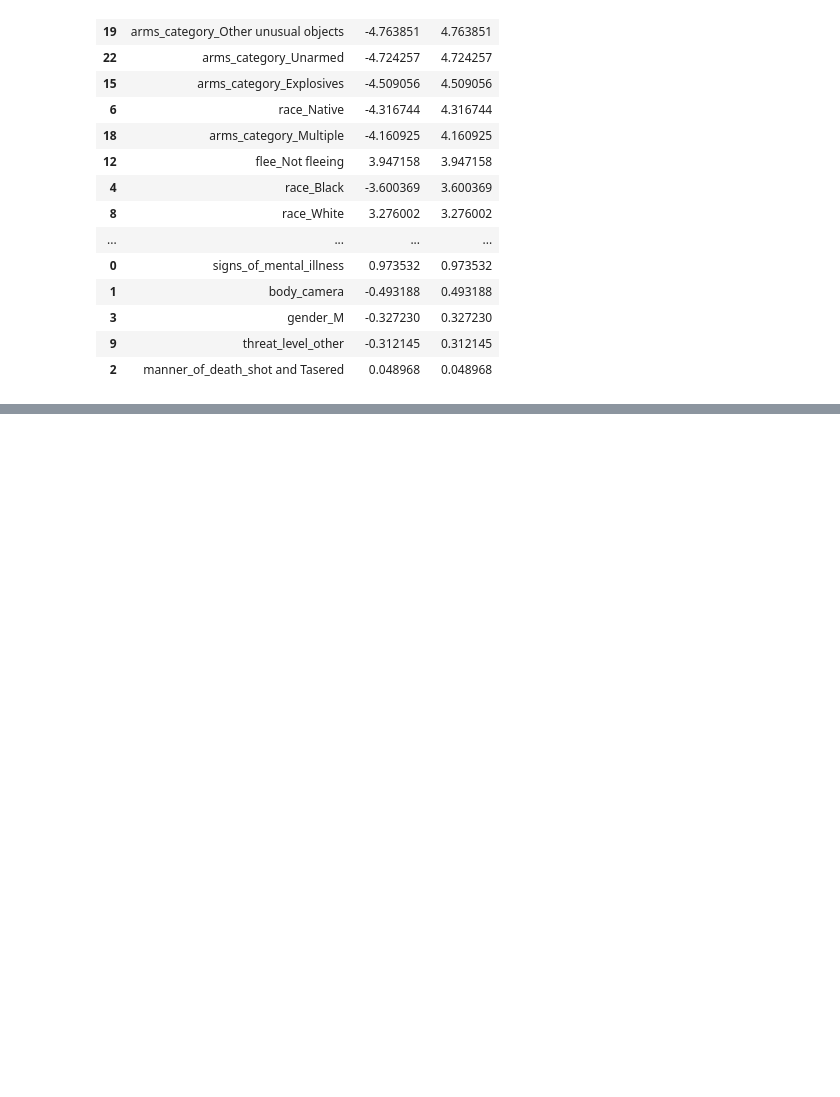
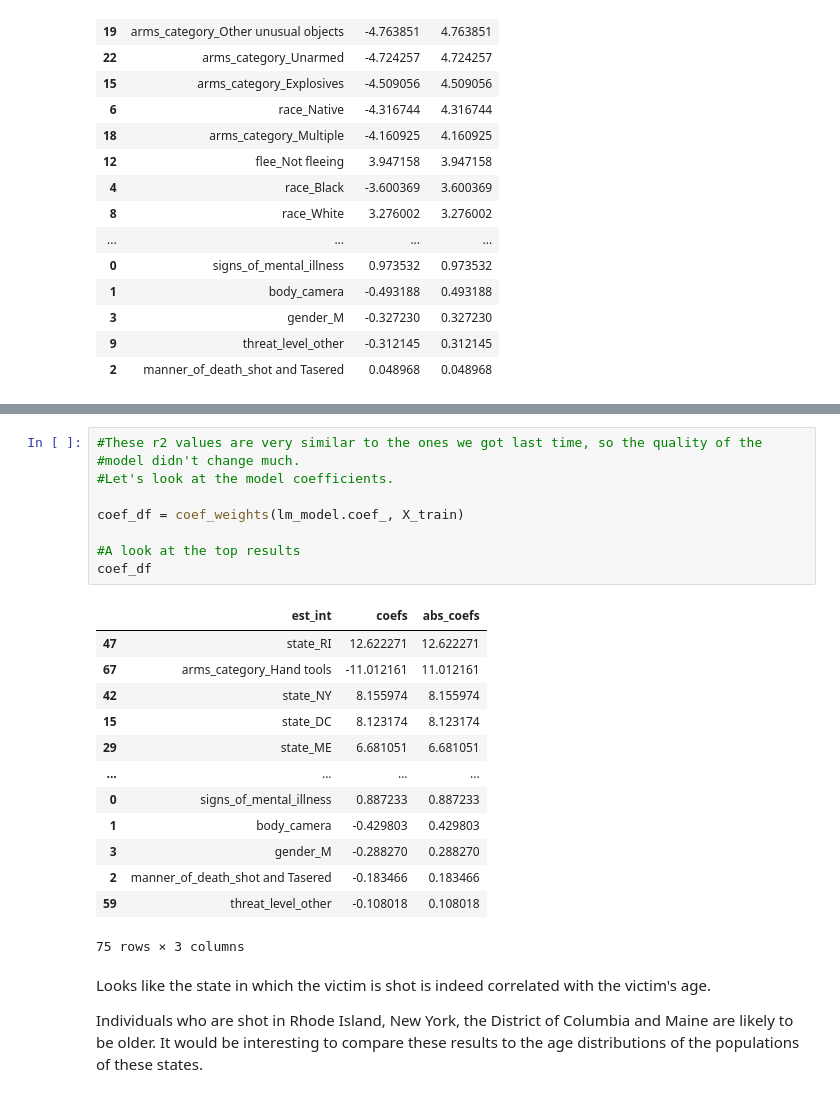
Before and after one commit to eringill/police_shootings, a Jupyter notebook: police_shootings.ipynb, the cells around one changed output, grey strips where cells are left out. Cells and saved outputs as stored; diff of their text form; blank space fills up the shorter version.

```diff
--- a/police_shootings.ipynb
+++ b/police_shootings.ipynb
@@ -254,0 +314,30 @@ Individuals who are not fleeing are likely to be older.
+# %%
+#These r2 values are very similar to the ones we got last time, so the quality of the
+#model didn't change much.
+#Let's look at the model coefficients.
+
+coef_df = coef_weights(lm_model.coef_, X_train)
+
+#A look at the top results
+coef_df
+# %% [output]
+|  | est_int | coefs | abs_coefs |
+| 47 | state_RI | 12.622271 | 12.622271 |
+| 67 | arms_category_Hand tools | -11.012161 | 11.012161 |
+| 42 | state_NY | 8.155974 | 8.155974 |
+| 15 | state_DC | 8.123174 | 8.123174 |
+| 29 | state_ME | 6.681051 | 6.681051 |
+| ... | ... | ... | ... |
+| 0 | signs_of_mental_illness | 0.887233 | 0.887233 |
+| 1 | body_camera | -0.429803 | 0.429803 |
+| 3 | gender_M | -0.288270 | 0.288270 |
+| 2 | manner_of_death_shot and Tasered | -0.183466 | 0.183466 |
+| 59 | threat_level_other | -0.108018 | 0.108018 |
+75 rows × 3 columns
+# %% [markdown]
+Looks like the state in which the victim is shot is indeed
+correlated with the victim's age.
+
+Individuals who are shot in Rhode Island, New York, the District of Columbia
+and Maine are likely to be older. It would be interesting to compare
+these results to the age distributions of the populations of these states.
```
Also changed, not shown: parts of 7 cells of this notebook.
